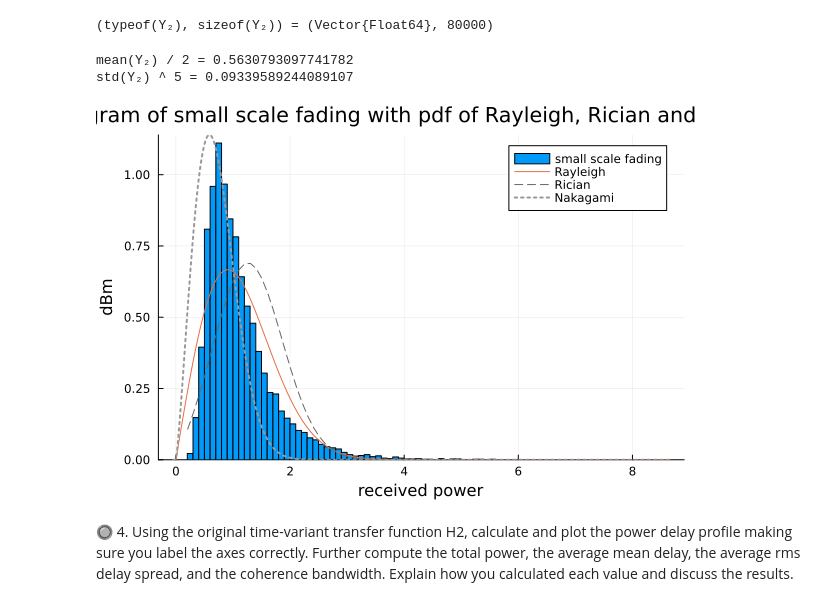
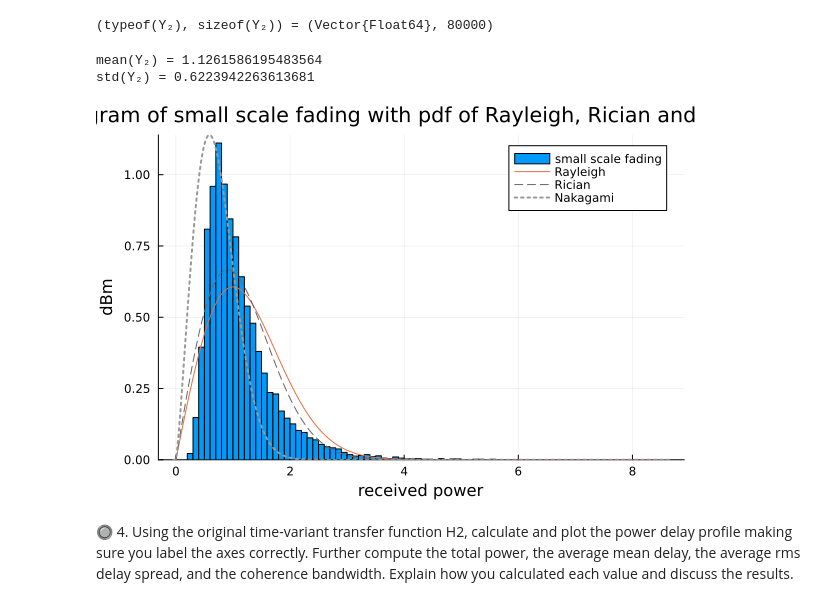
Before and after one commit to setrar/RADIO, a Jupyter notebook: Assignements/2/REPORT.ipynb, the cells around one changed output. Saved outputs shown, nothing was run; the diff lists cells and outputs as text; code cells hidden in the pictures.

```diff
--- a/Assignements/2/REPORT.ipynb
+++ b/Assignements/2/REPORT.ipynb
@@ -165,49 +165,51 @@ Y₂ = 10 .^(Y₂ / 20);
 (typeof(Y₂), sizeof(Y₂)) = (Vector{Float64}, 80000)
 # %%
 # Plot the histogram
-histogram(Y₂
+pₕ = histogram(Y₂
     , bins=100
     , normalize=true
     , label="small scale fading"
     , xlabel="received power", ylabel="dBm"
     , title="histogram of small scale fading with pdf of Rayleigh, Rician and Nakagami"
 )
 
+
 # Fit Rayleigh distribution
-rayleigh_dist = fit(Rayleigh, Y₂)
+σ = 1.0
+rayleigh_dist = Rayleigh(σ)
 rayleigh_pdf = x -> pdf(rayleigh_dist, x)
-plot!(rayleigh_pdf
+pₗ = plot!(rayleigh_pdf
     , label="Rayleigh"
 )
 
 # Fit Rician distribution (manual fitting)
 μᵣᵢ₍ᵢₐₙ = mean(Y₂)
 σᵣᵢ₍ᵢₐₙ = std(Y₂)
 rician_dist = Rician(μᵣᵢ₍ᵢₐₙ, σᵣᵢ₍ᵢₐₙ)
-rician_pdf = x -> pdf(rician_dist, x)
-plot!(rician_pdf
-    , minimum(Y₂):0.1:maximum(Y₂)
+rician_fit = fit(Rician,Y₂)
+
+rician_pdf = x -> pdf(rician_fit, x)
+pᵣ = plot!(rician_pdf
     , label="Rician"
     , color=RGB(0.4, 0.4, 0.4)
     , linestyle=:dash
 )
 
 # Fit Nakagami distribution
 # Julia does not have a built-in Nakagami distribution, so we simulate it
-μₙₐₖₐᵧₐₘᵢ = mean(Y₂); @show mean(Y₂)/2; # Shape parameter
-ωₙₐₖₐᵧₐₘᵢ = std(Y₂); @show std(Y₂)^5; # Spread parameter
+μₙₐₖₐᵧₐₘᵢ = mean(Y₂); @show mean(Y₂); # Shape parameter
+ωₙₐₖₐᵧₐₘᵢ = std(Y₂); @show std(Y₂); # Spread parameter
 nakagami_dist = Nakagami(μₙₐₖₐᵧₐₘᵢ, ωₙₐₖₐᵧₐₘᵢ)
 nakagami_pdf = x -> pdf(nakagami_dist, x)
-plot!(nakagami_pdf
-    # , -minimum(Y2)/2:0.1:maximum(Y2)
+pₙ = plot!(nakagami_pdf
     , label="Nakagami"
     , color=RGB(0.6, 0.6, 0.6)
     , linestyle=:dot, linewidth=2.0
 )
 # %% [output]
-mean(Y₂) / 2 = 0.5630793097741782
-std(Y₂) ^ 5 = 0.09339589244089107
+mean(Y₂) = 1.1261586195483564
+std(Y₂) = 0.6223942263613681
-[figure, old version]
+[figure, new version]
 # %% [markdown]
 &#x1F518; 4. Using the original time-variant transfer function H2, calculate and plot the power delay profile making sure you label the axes correctly. Further compute the total power, the average mean delay, the average rms delay spread, and the coherence bandwidth. Explain how you calculated each value and discuss the results.
 # %% [markdown]
```
Also changed, not shown: parts of 2 cells of this notebook.
